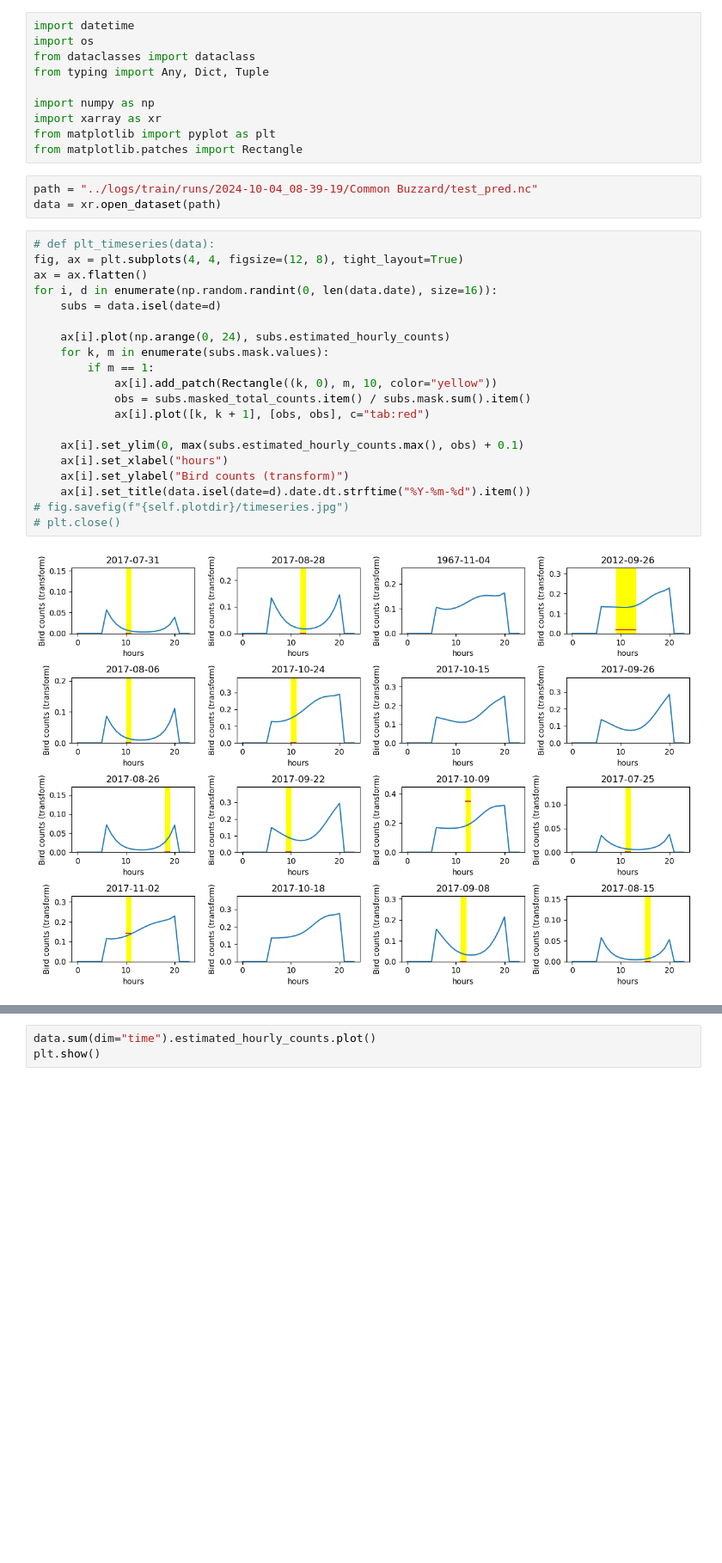
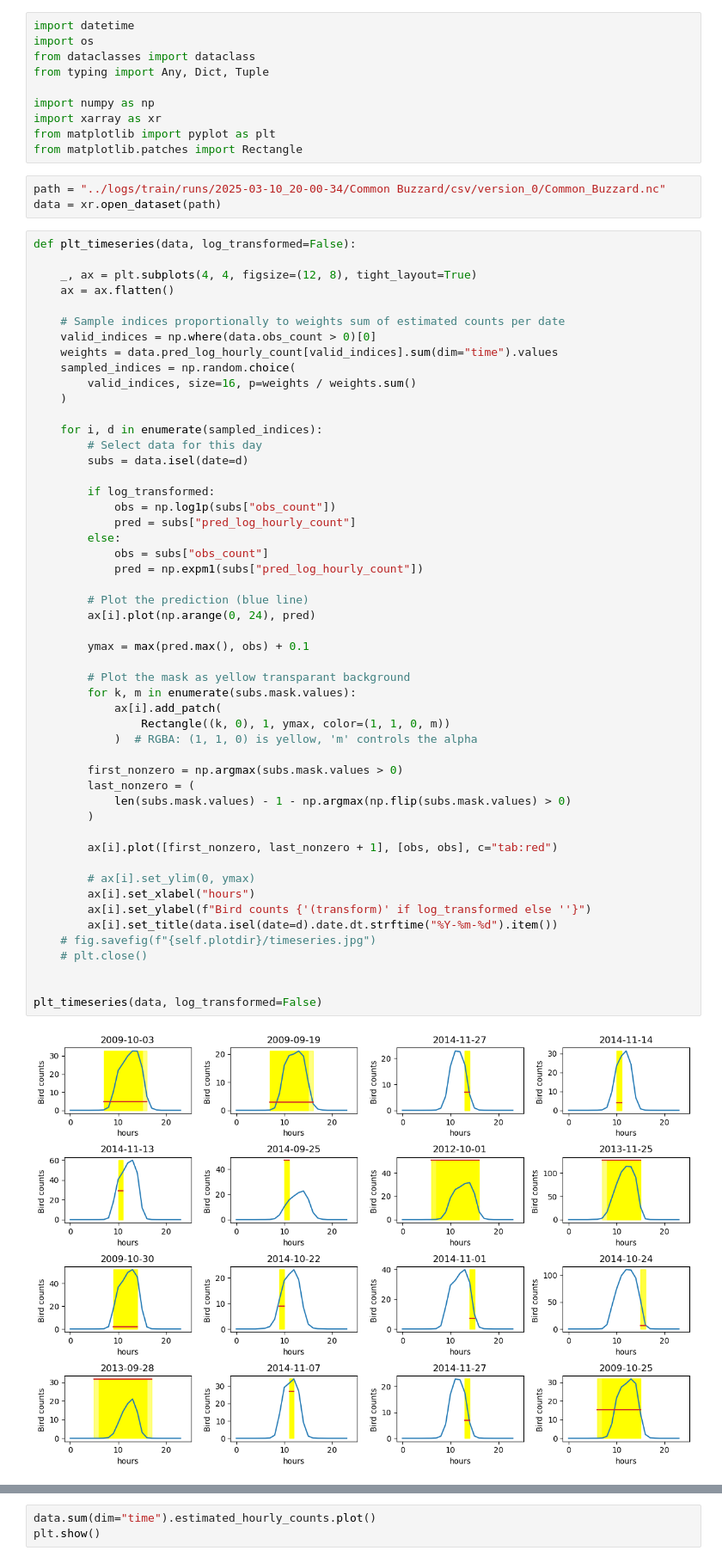
Before and after one commit to AmedeeRoy/defile-migration-forecast, a Jupyter notebook: notebooks/plot_export.ipynb, the cells around one changed output, grey strips where cells are left out. Shown at 86% size. Cells and saved outputs as stored; diff of their text form; blank space fills up the shorter version.

```diff
--- a/notebooks/plot_export.ipynb
+++ b/notebooks/plot_export.ipynb
@@ -11,27 +11,58 @@ import xarray as xr
 from matplotlib import pyplot as plt
 from matplotlib.patches import Rectangle
 # %%
-path = "../logs/train/runs/2024-10-04_08-39-19/Common Buzzard/test_pred.nc"
+path = "../logs/train/runs/2025-03-10_20-00-34/Common Buzzard/csv/version_0/Common_Buzzard.nc"
 data = xr.open_dataset(path)
 # %%
-# def plt_timeseries(data):
-fig, ax = plt.subplots(4, 4, figsize=(12, 8), tight_layout=True)
-ax = ax.flatten()
-for i, d in enumerate(np.random.randint(0, len(data.date), size=16)):
-    subs = data.isel(date=d)
+def plt_timeseries(data, log_transformed=False):
 
-    ax[i].plot(np.arange(0, 24), subs.estimated_hourly_counts)
-    for k, m in enumerate(subs.mask.values):
-        if m == 1:
-            ax[i].add_patch(Rectangle((k, 0), m, 10, color="yellow"))
-            obs = subs.masked_total_counts.item() / subs.mask.sum().item()
-            ax[i].plot([k, k + 1], [obs, obs], c="tab:red")
+    _, ax = plt.subplots(4, 4, figsize=(12, 8), tight_layout=True)
+    ax = ax.flatten()
 
-    ax[i].set_ylim(0, max(subs.estimated_hourly_counts.max(), obs) + 0.1)
-    ax[i].set_xlabel("hours")
-    ax[i].set_ylabel("Bird counts (transform)")
-    ax[i].set_title(data.isel(date=d).date.dt.strftime("%Y-%m-%d").item())
-# fig.savefig(f"{self.plotdir}/timeseries.jpg")
-# plt.close()
+    # Sample indices proportionally to weights sum of estimated counts per date
+    valid_indices = np.where(data.obs_count > 0)[0]
+    weights = data.pred_log_hourly_count[valid_indices].sum(dim="time").values
+    sampled_indices = np.random.choice(
+        valid_indices, size=16, p=weights / weights.sum()
+    )
+
+    for i, d in enumerate(sampled_indices):
+        # Select data for this day
+        subs = data.isel(date=d)
+
+        if log_transformed:
+            obs = np.log1p(subs["obs_count"])
+            pred = subs["pred_log_hourly_count"]
+        else:
+            obs = subs["obs_count"]
+            pred = np.expm1(subs["pred_log_hourly_count"])
+
+        # Plot the prediction (blue line)
+        ax[i].plot(np.arange(0, 24), pred)
+
+        ymax = max(pred.max(), obs) + 0.1
+
+        # Plot the mask as yellow transparant background
+        for k, m in enumerate(subs.mask.values):
+            ax[i].add_patch(
+                Rectangle((k, 0), 1, ymax, color=(1, 1, 0, m))
+            )  # RGBA: (1, 1, 0) is yellow, 'm' controls the alpha
+
+        first_nonzero = np.argmax(subs.mask.values > 0)
+        last_nonzero = (
+            len(subs.mask.values) - 1 - np.argmax(np.flip(subs.mask.values) > 0)
+        )
+
+        ax[i].plot([first_nonzero, last_nonzero + 1], [obs, obs], c="tab:red")
+
+        # ax[i].set_ylim(0, ymax)
+        ax[i].set_xlabel("hours")
+        ax[i].set_ylabel(f"Bird counts {'(transform)' if log_transformed else ''}")
+        ax[i].set_title(data.isel(date=d).date.dt.strftime("%Y-%m-%d").item())
+    # fig.savefig(f"{self.plotdir}/timeseries.jpg")
+    # plt.close()
+
+
+plt_timeseries(data, log_transformed=False)
 # %% [output]
-[figure, old version]
+[figure, new version]
```
Also changed, not shown: parts of 7 cells of this notebook, 2 other files.
